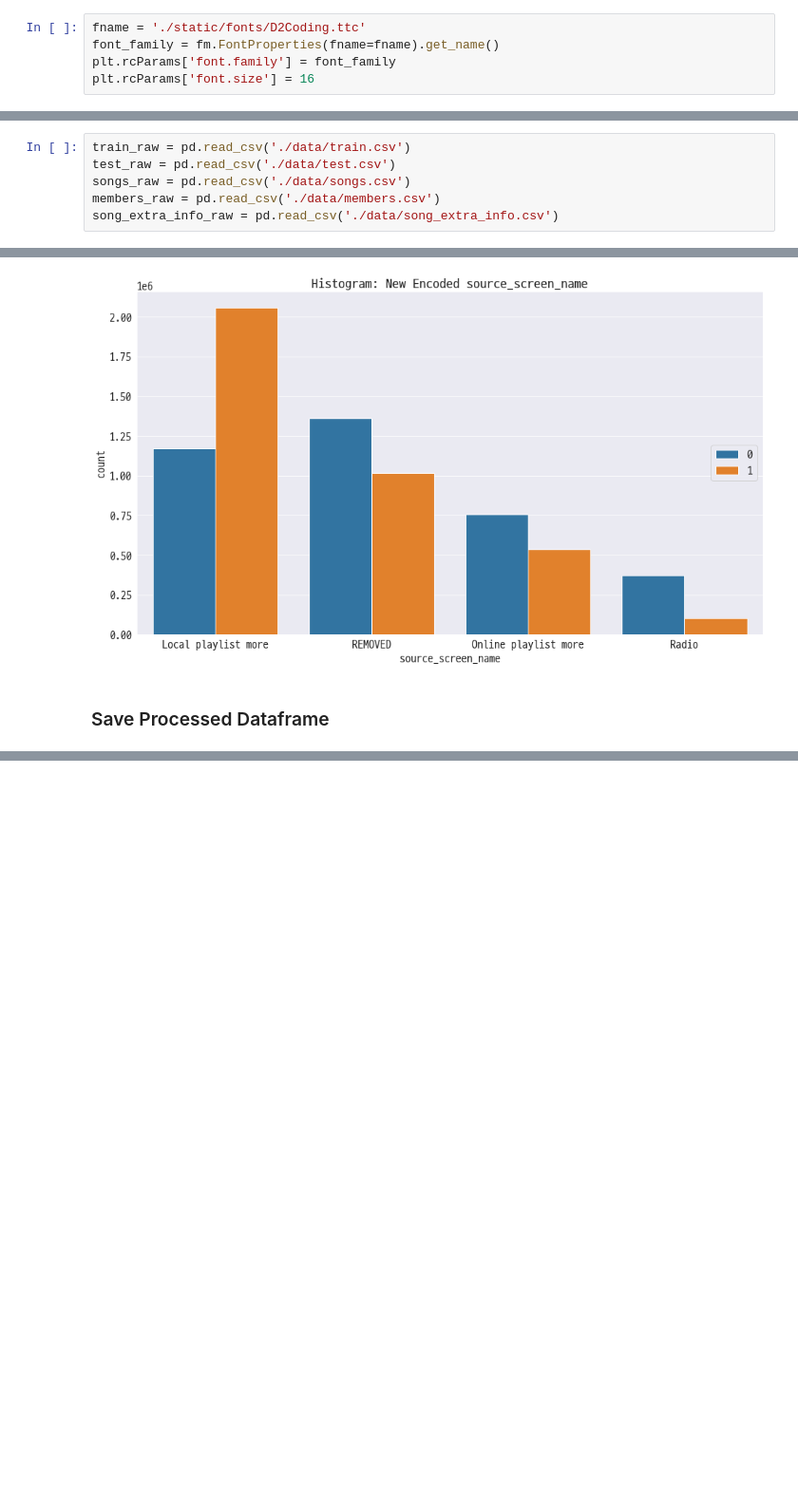
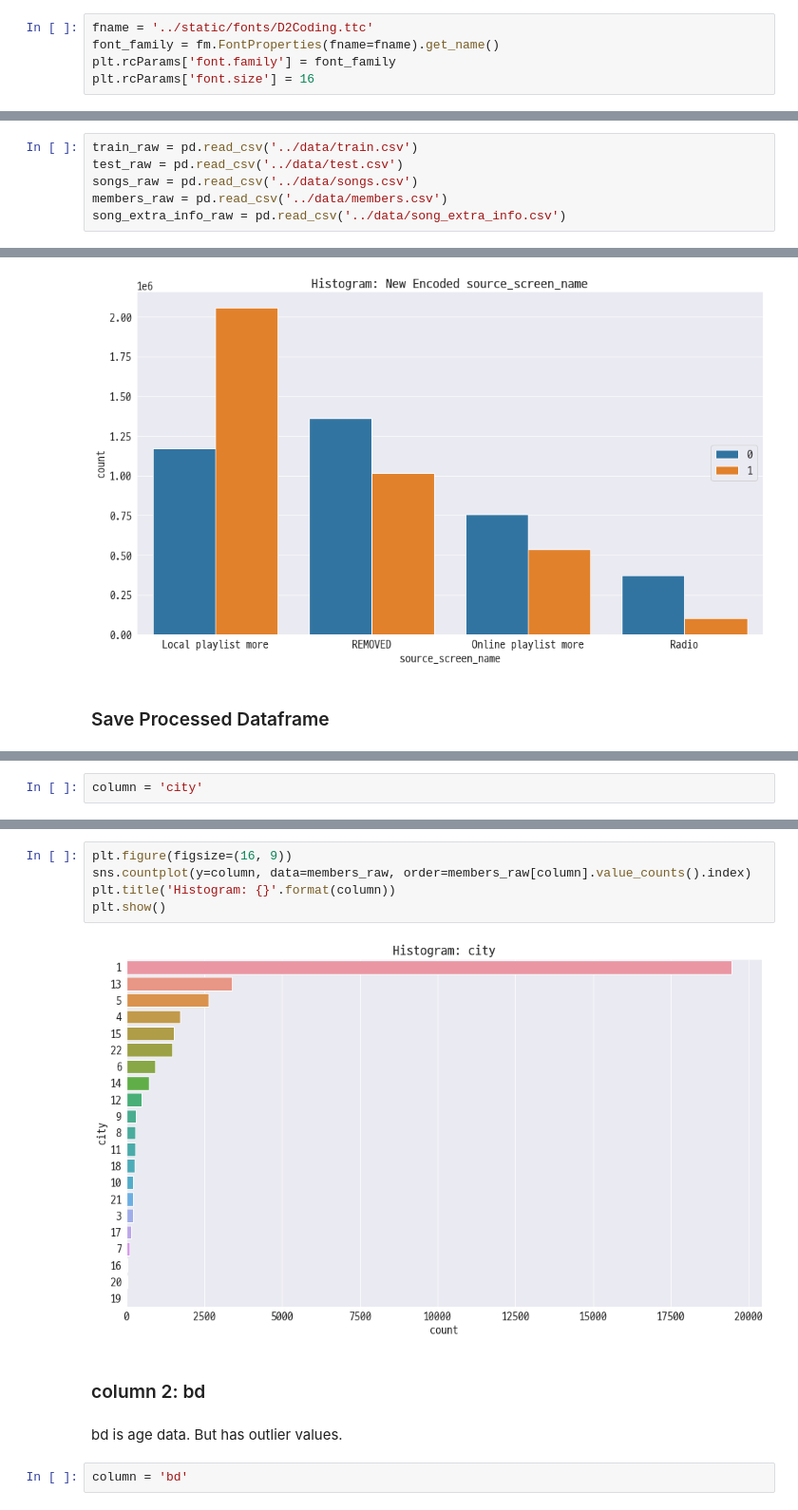
Before and after one commit to dhsong95/kaggle-kkbox-music-recommendation-challenge, a Jupyter notebook: eda/Exploratory Data Analysis.ipynb, the cells around one changed output, grey strips where cells are left out. Shown: that part at 95% size. Saved outputs shown, nothing was run; the diff lists cells and outputs as text; blank space fills up the shorter version.

Commit message:
members.csv EDA

```diff
--- a/eda/Exploratory Data Analysis.ipynb
+++ b/eda/Exploratory Data Analysis.ipynb
@@ -37,7 +44,7 @@ pd.options.mode.chained_assignment = None
 # %%
 sns.set_style('darkgrid')
 # %%
-fname = './static/fonts/D2Coding.ttc'
+fname = '../static/fonts/D2Coding.ttc'
 font_family = fm.FontProperties(fname=fname).get_name()
 plt.rcParams['font.family'] = font_family
 plt.rcParams['font.size'] = 16
@@ -46,11 +53,11 @@ plt.rcParams['font.size'] = 16
 # %% [markdown]
 ### Load Dataset <a id="2"></a>
 # %%
-train_raw = pd.read_csv('./data/train.csv')
-test_raw = pd.read_csv('./data/test.csv')
-songs_raw = pd.read_csv('./data/songs.csv')
-members_raw = pd.read_csv('./data/members.csv')
-song_extra_info_raw = pd.read_csv('./data/song_extra_info.csv')
+train_raw = pd.read_csv('../data/train.csv')
+test_raw = pd.read_csv('../data/test.csv')
+songs_raw = pd.read_csv('../data/songs.csv')
+members_raw = pd.read_csv('../data/members.csv')
+song_extra_info_raw = pd.read_csv('../data/song_extra_info.csv')
 # %%
 train_raw
 # %% [output]
@@ -476,0 +516,2 @@ test_proc.to_csv('./data/processed/test.csv', index=False)
+# %%
+column = 'city'
@@ -476,0 +538,13 @@ test_proc.to_csv('./data/processed/test.csv', index=False)
+# %%
+plt.figure(figsize=(16, 9))
+sns.countplot(y=column, data=members_raw, order=members_raw[column].value_counts().index)
+plt.title('Histogram: {}'.format(column))
+plt.show()
+# %% [output]
+[figure, added]
+# %% [markdown]
+### column 2: bd <a id="6.2"></a>
+# %% [markdown]
+bd is age data. But has outlier values.
+# %%
+column = 'bd'
```
Also changed, not shown: parts of 32 cells of this notebook.
